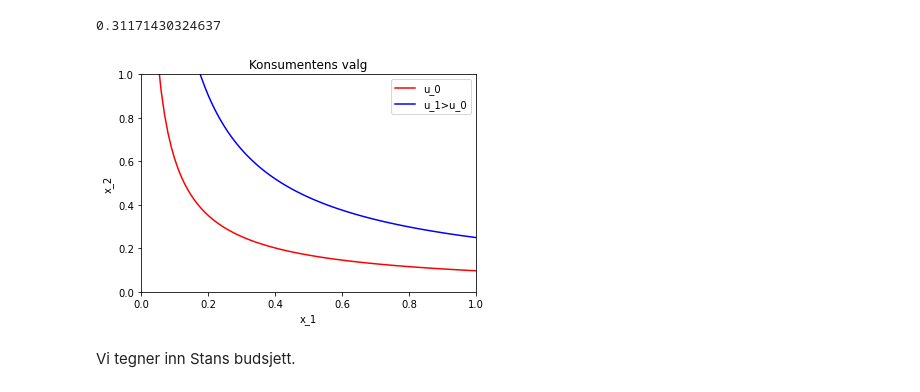
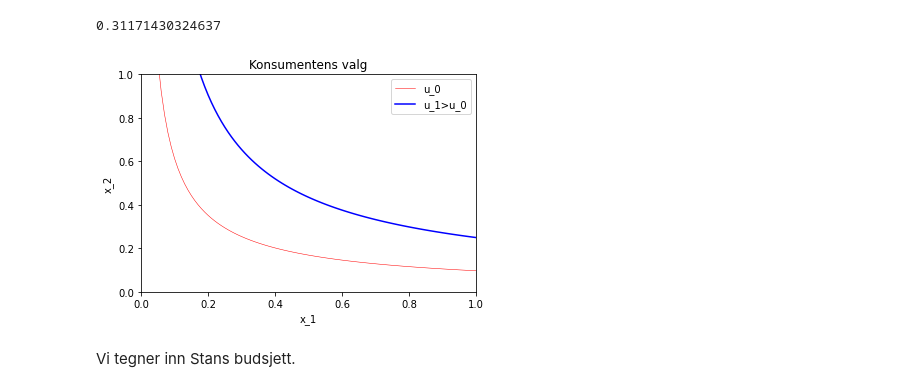
Before and after one commit to uit-sok-1006-v22/notebooks, a Jupyter notebook: Løs_sem_7_oppg_1.ipynb, the cells around one changed output. Saved outputs shown, nothing was run; the diff lists cells and outputs as text; code cells hidden in the pictures.

```diff
--- a/Løs_sem_7_oppg_1.ipynb
+++ b/Løs_sem_7_oppg_1.ipynb
@@ -112,29 +115,29 @@ nytte_nivå(.4,.5,.25,.5,.2)
 # %%
 x_num=np.linspace(0.01,1,100)
 
 # eksempel med p1=0.25,p2=.5,a=.4,b=.5, m=.2
 
 fig,ax=plt.subplots()
 
 ax.set_ylabel('x_2')
 ax.set_xlabel('x_1')
-ax.plot(x_num, indiff_x_2(nytte_nivå(.4,.5,.25,.5,.2), 0.4,0.5,x_num),label='u_0', color='red')
+ax.plot(x_num, indiff_x_2(nytte_nivå(.4,.5,.25,.5,.2), 0.4,0.5,x_num),label='u_0', color='red', linewidth=0.5)
 # tegn også en indifferenskurve med høyere nytte u_1=.5
 ax.plot(x_num, indiff_x_2(.5, 0.4,0.5,x_num),label='u_1>u_0', color='blue')
 
 
 
 ax.set_ylim([0, 1])
 ax.set_xlim([0, 1])
 
 
 ax.legend(loc='upper right')
 ax.set_title('Konsumentens valg')
 
 
 plt.show()
 # %% [output]
-[figure, old version]
+[figure, new version]
 # %% [markdown]
 Vi tegner inn Stans budsjett.
 # %%
```
Also changed, not shown: parts of 2 cells of this notebook.
